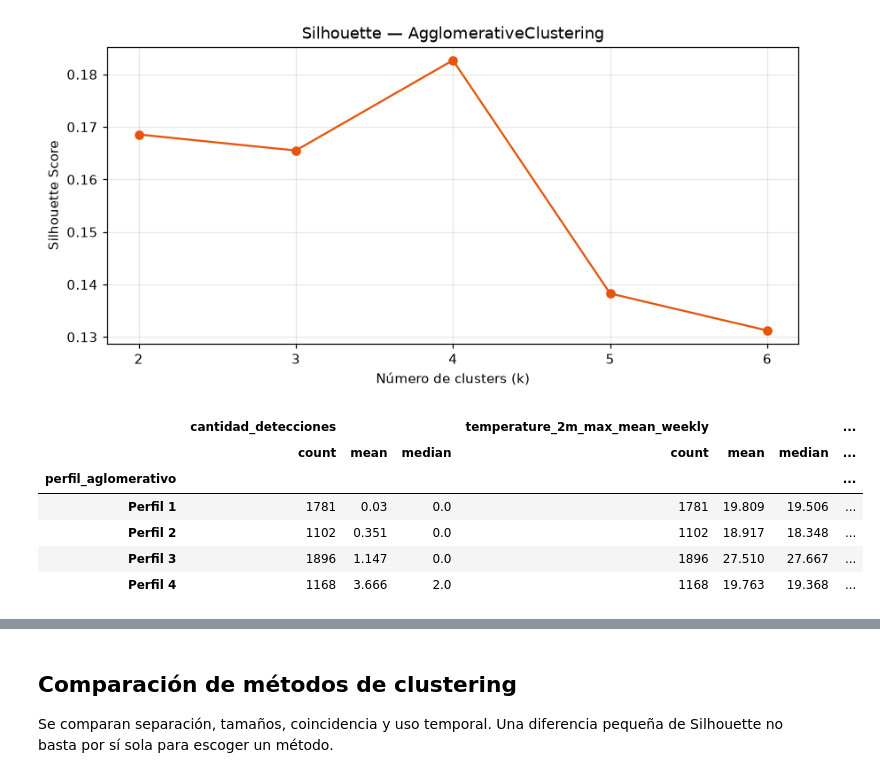
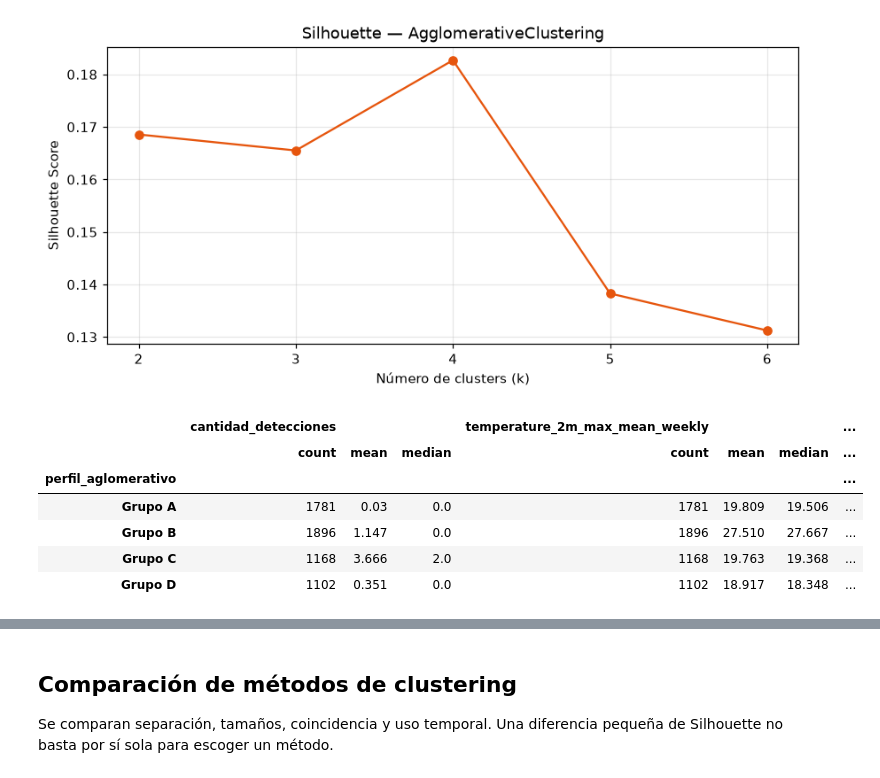
Before and after one commit to kateringonzalez-glitch/Proyecto-AA, a Jupyter notebook: Analisis_No_supervisado.ipynb, the cells around one changed output, grey strips where cells are left out. Saved outputs shown, nothing was run; the diff lists cells and outputs as text; code cells hidden in the pictures.

```diff
--- a/Analisis_No_supervisado.ipynb
+++ b/Analisis_No_supervisado.ipynb
@@ -952,0 +1304,32 @@ estabilidad_kmeans.round(4)
+# %%
+EPS_DBSCAN = 0.90
+MIN_SAMPLES_DBSCAN = 10
+dbscan_final, etiquetas_dbscan = modelos_dbscan[(EPS_DBSCAN, MIN_SAMPLES_DBSCAN)]
+train_multivariado["cluster_dbscan"] = etiquetas_dbscan
+train_multivariado["perfil_dbscan"] = train_multivariado["cluster_dbscan"].map(
+    lambda x: "Ruido" if x == -1 else f"Cluster DBSCAN {x}"
+)
+
+mascara_dbscan_sin_ruido = etiquetas_dbscan != -1
+n_clusters_dbscan = len(set(etiquetas_dbscan[mascara_dbscan_sin_ruido]))
+porcentaje_ruido_dbscan = (~mascara_dbscan_sin_ruido).mean() * 100
+silhouette_dbscan = silhouette_score(
+    X_desarrollo[mascara_dbscan_sin_ruido], etiquetas_dbscan[mascara_dbscan_sin_ruido]
+) if n_clusters_dbscan > 1 else np.nan
+
+resumen_dbscan = train_multivariado.groupby("perfil_dbscan").agg(
+    observaciones=("cantidad_detecciones", "count"),
+    porcentaje_firms_positivo=("cantidad_detecciones", lambda x: x.gt(0).mean() * 100),
+    media_firms=("cantidad_detecciones", "mean"),
+    mediana_firms=("cantidad_detecciones", "median"),
+    p75_firms=("cantidad_detecciones", lambda x: x.quantile(0.75)),
+    p90_firms=("cantidad_detecciones", lambda x: x.quantile(0.90)),
+    temperatura_media=("temperature_2m_max_mean_weekly", "mean"),
+    humedad_media=("relative_humidity_2m_min_mean_weekly", "mean"),
+    viento_medio=("wind_speed_10m_max_mean_weekly", "mean"),
+    precipitacion_media=("precipitation_sum_weekly", "mean"),
+    nesterov_proxy_media=("nesterov_proxy", "mean"),
+    nesterov_proxy_mediana=("nesterov_proxy", "median")
+)
+resumen_dbscan["porcentaje_observaciones"] = resumen_dbscan["observaciones"].div(len(train_multivariado)).mul(100)
+resumen_dbscan.round(3)
@@ -994,17 +1434,17 @@ plt.show()
 # %%
 aglomerativo_final, etiquetas_aglomerativo = modelos_aglomerativos[K_MULTIVARIADO]
 train_multivariado["cluster_aglomerativo"] = etiquetas_aglomerativo
-orden_aglomerativo = train_multivariado.groupby("cluster_aglomerativo")["cantidad_detecciones"].mean().sort_values().index
-mapa_perfiles_aglomerativo = {int(cluster): f"Perfil {posicion}" for posicion, cluster in enumerate(orden_aglomerativo, start=1)}
+mapa_perfiles_aglomerativo = {0: "Grupo A", 1: "Grupo B", 2: "Grupo C", 3: "Grupo D"}
+orden_perfiles_aglomerativo = ["Grupo A", "Grupo B", "Grupo C", "Grupo D"]
 train_multivariado["perfil_aglomerativo"] = train_multivariado["cluster_aglomerativo"].map(mapa_perfiles_aglomerativo)
 
-perfiles_aglomerativo = train_multivariado.groupby("perfil_aglomerativo")[variables_cluster_originales].agg(["count", "mean", "median"]).reindex(orden_perfiles)
+perfiles_aglomerativo = train_multivariado.groupby("perfil_aglomerativo")[variables_cluster_originales].agg(["count", "mean", "median"]).reindex(orden_perfiles_aglomerativo)
 perfiles_aglomerativo.round(3)
 # %% [output]
 |  | cantidad_detecciones |  |  | temperature_2m_max_mean_weekly |  |  | ... |
 |  | count | mean | median | count | mean | median | ... |
 | perfil_aglomerativo |  |  |  |  |  |  | ... |
-| Perfil 1 | 1781 | 0.03 | 0.0 | 1781 | 19.809 | 19.506 | ... |
-| Perfil 2 | 1102 | 0.351 | 0.0 | 1102 | 18.917 | 18.348 | ... |
-| Perfil 3 | 1896 | 1.147 | 0.0 | 1896 | 27.510 | 27.667 | ... |
-| Perfil 4 | 1168 | 3.666 | 2.0 | 1168 | 19.763 | 19.368 | ... |
+| Grupo A | 1781 | 0.03 | 0.0 | 1781 | 19.809 | 19.506 | ... |
+| Grupo B | 1896 | 1.147 | 0.0 | 1896 | 27.510 | 27.667 | ... |
+| Grupo C | 1168 | 3.666 | 2.0 | 1168 | 19.763 | 19.368 | ... |
+| Grupo D | 1102 | 0.351 | 0.0 | 1102 | 18.917 | 18.348 | ... |
```
Also changed, not shown: parts of 57 cells of this notebook.
